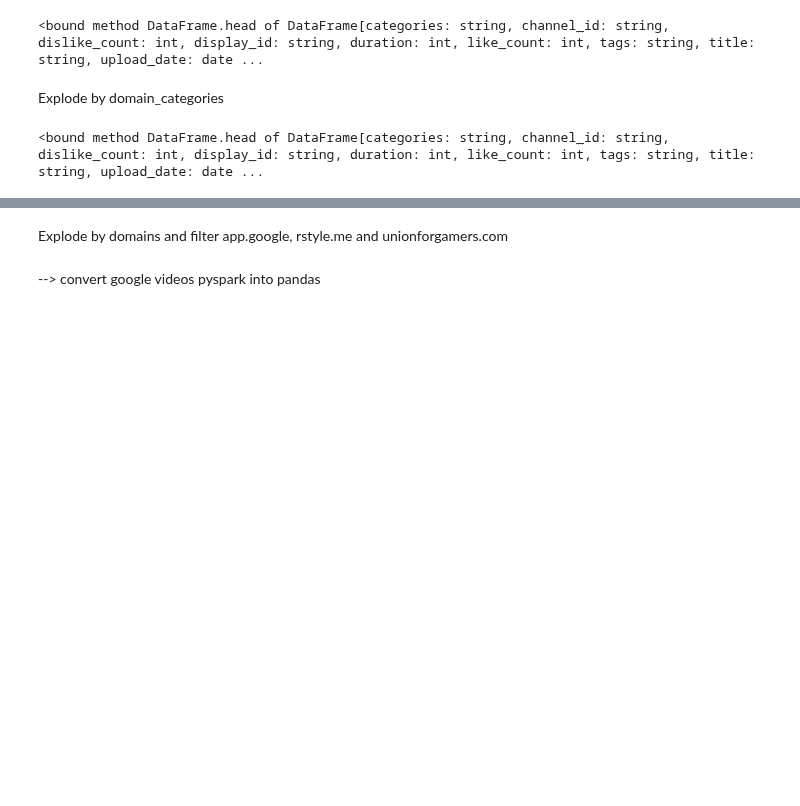
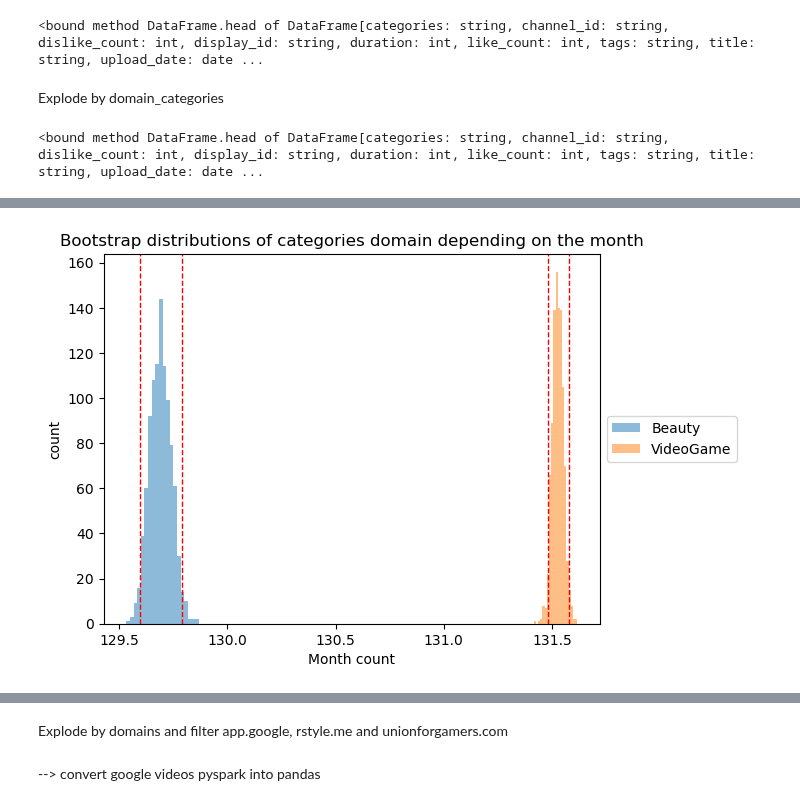
Before and after one commit to epfl-ada/ada-2022-project-fraisetagada, a Jupyter notebook: analysis/month_analysis.ipynb, the cells around one changed output, grey strips where cells are left out. Cells and saved outputs as stored; diff of their text form; code cells hidden in the pictures; blank space fills up the shorter version.

```diff
--- a/analysis/month_analysis.ipynb
+++ b/analysis/month_analysis.ipynb
@@ -178,0 +266,16 @@ count_month_cat = explode_cat.groupby('month_cnt','domain_categories').count()
+# %%
+category_list_videogame_beauty = ['Beauty', 'VideoGame']
+# plot histograms
+fig, ax = plt.subplots()
+for category in category_list_videogame_beauty:
+    ax.hist(dict_category_bootstrap[category]['values'], bins=20, alpha=0.5, label=category)
+    ax.axvline(dict_category_bootstrap[category]['ci_lower'], color='red', linestyle='dashed', linewidth=1)
+    ax.axvline(dict_category_bootstrap[category]['ci_upper'], color='red', linestyle='dashed', linewidth=1)
+
+ax.set_title('Bootstrap distributions of categories domain depending on the month')
+plt.xlabel("Month count")
+plt.ylabel("count")
+ax.legend(loc='center left', bbox_to_anchor=(1, 0.5))
+plt.show()
+# %% [output]
+[figure, added]
```
Also changed, not shown: parts of 19 cells of this notebook.
